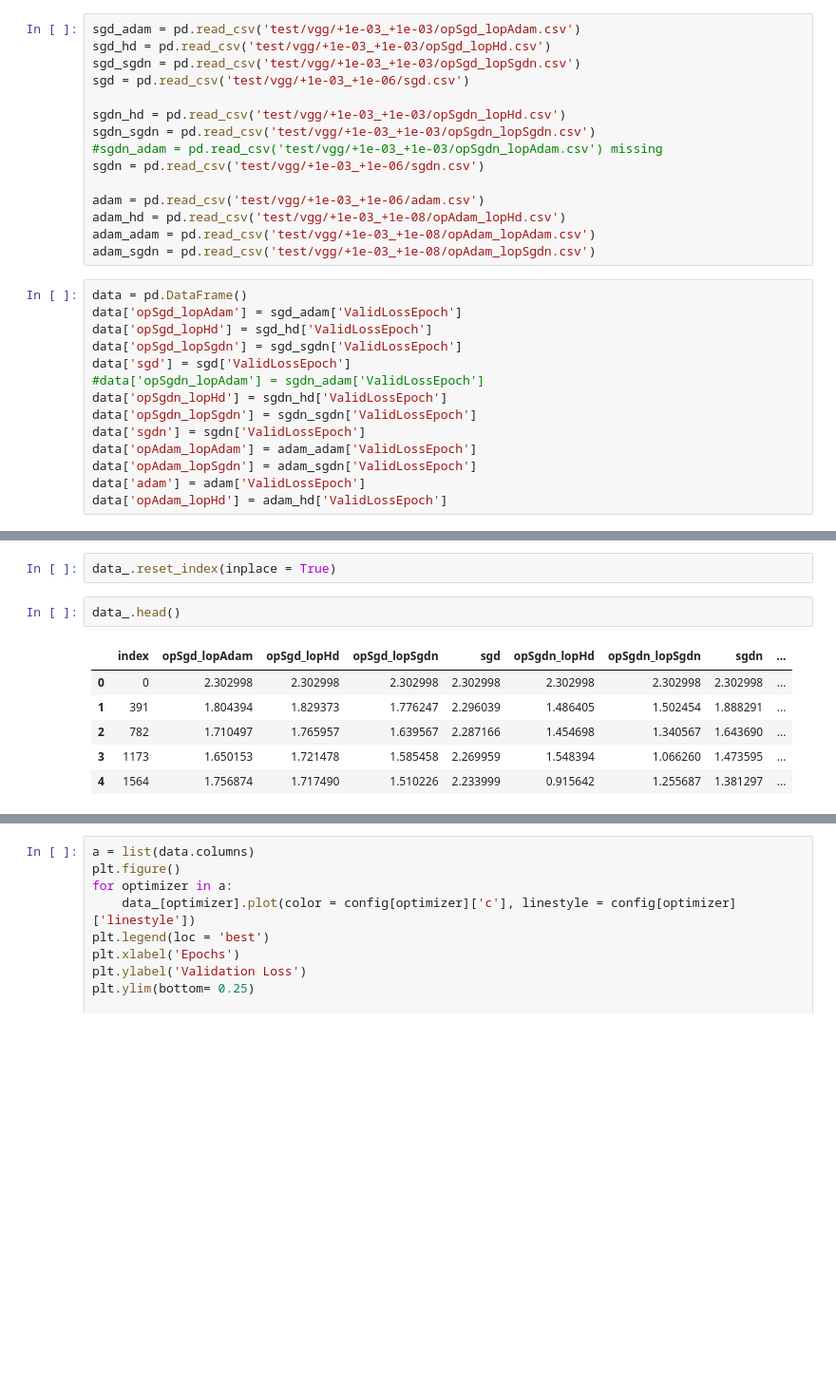
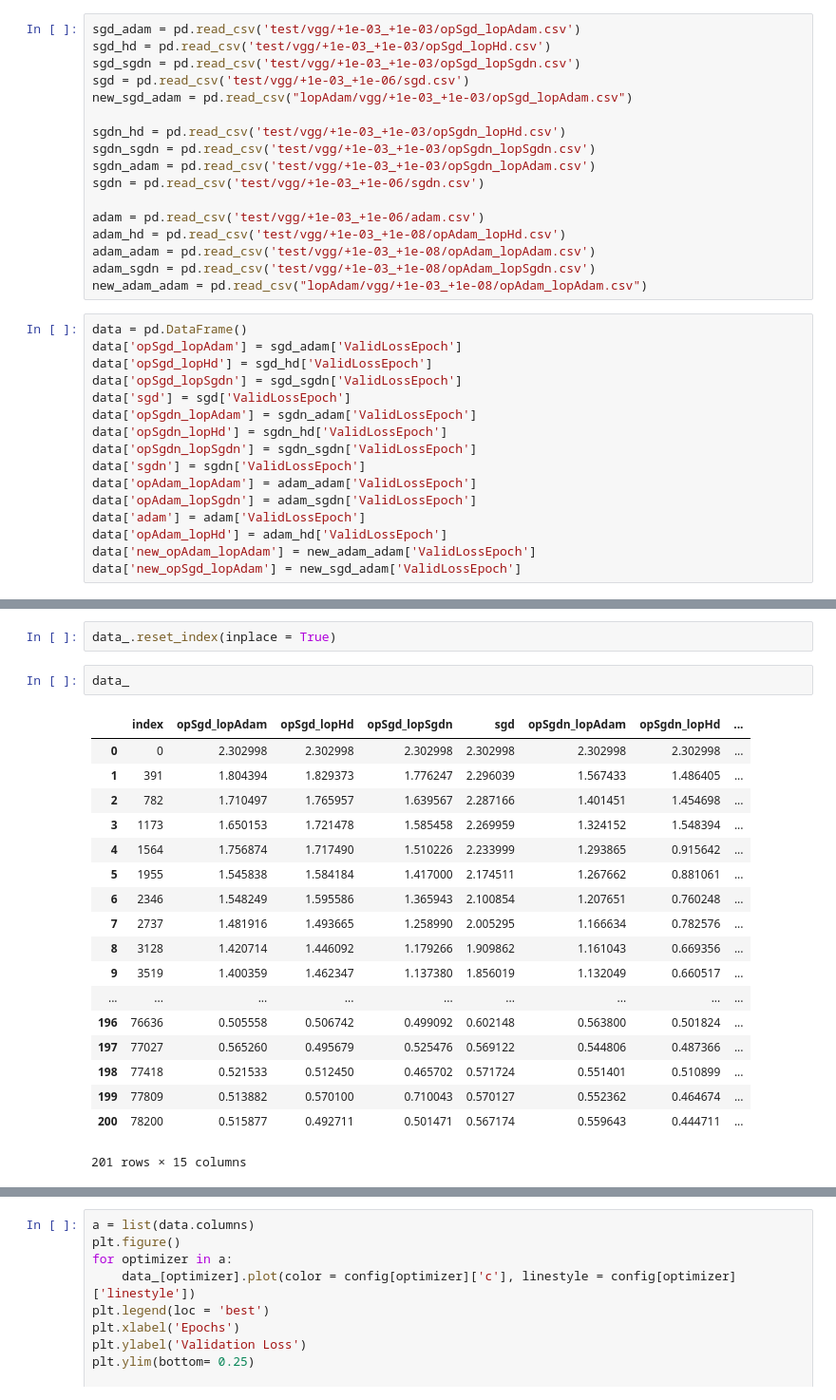
Before and after one commit to harshalmittal4/Hypergradient_variants, a Jupyter notebook: Vgg_valid_plots.ipynb, the cells around one changed output, grey strips where cells are left out. Shown at 95% size. Cells and saved outputs as stored; diff of their text form; blank space fills up the shorter version.

```diff
--- a/Vgg_valid_plots.ipynb
+++ b/Vgg_valid_plots.ipynb
@@ -7,23 +7,25 @@ sgd_adam = pd.read_csv('test/vgg/+1e-03_+1e-03/opSgd_lopAdam.csv')
 sgd_hd = pd.read_csv('test/vgg/+1e-03_+1e-03/opSgd_lopHd.csv')
 sgd_sgdn = pd.read_csv('test/vgg/+1e-03_+1e-03/opSgd_lopSgdn.csv')
 sgd = pd.read_csv('test/vgg/+1e-03_+1e-06/sgd.csv')
+new_sgd_adam = pd.read_csv("lopAdam/vgg/+1e-03_+1e-03/opSgd_lopAdam.csv")
 
 sgdn_hd = pd.read_csv('test/vgg/+1e-03_+1e-03/opSgdn_lopHd.csv')
 sgdn_sgdn = pd.read_csv('test/vgg/+1e-03_+1e-03/opSgdn_lopSgdn.csv')
-#sgdn_adam = pd.read_csv('test/vgg/+1e-03_+1e-03/opSgdn_lopAdam.csv') missing
+sgdn_adam = pd.read_csv('test/vgg/+1e-03_+1e-03/opSgdn_lopAdam.csv')
 sgdn = pd.read_csv('test/vgg/+1e-03_+1e-06/sgdn.csv')
 
 adam = pd.read_csv('test/vgg/+1e-03_+1e-06/adam.csv')
 adam_hd = pd.read_csv('test/vgg/+1e-03_+1e-08/opAdam_lopHd.csv')
 adam_adam = pd.read_csv('test/vgg/+1e-03_+1e-08/opAdam_lopAdam.csv')
 adam_sgdn = pd.read_csv('test/vgg/+1e-03_+1e-08/opAdam_lopSgdn.csv')
+new_adam_adam = pd.read_csv("lopAdam/vgg/+1e-03_+1e-08/opAdam_lopAdam.csv")
 # %%
 data = pd.DataFrame()
 data['opSgd_lopAdam'] = sgd_adam['ValidLossEpoch']
 data['opSgd_lopHd'] = sgd_hd['ValidLossEpoch']
 data['opSgd_lopSgdn'] = sgd_sgdn['ValidLossEpoch']
 data['sgd'] = sgd['ValidLossEpoch']
-#data['opSgdn_lopAdam'] = sgdn_adam['ValidLossEpoch']
+data['opSgdn_lopAdam'] = sgdn_adam['ValidLossEpoch']
 data['opSgdn_lopHd'] = sgdn_hd['ValidLossEpoch']
 data['opSgdn_lopSgdn'] = sgdn_sgdn['ValidLossEpoch']
 data['sgdn'] = sgdn['ValidLossEpoch']
@@ -31,6 +33,8 @@ data['opAdam_lopAdam'] = adam_adam['ValidLossEpoch']
 data['opAdam_lopSgdn'] = adam_sgdn['ValidLossEpoch']
 data['adam'] = adam['ValidLossEpoch']
 data['opAdam_lopHd'] = adam_hd['ValidLossEpoch']
+data['new_opAdam_lopAdam'] = new_adam_adam['ValidLossEpoch']
+data['new_opSgd_lopAdam'] = new_sgd_adam['ValidLossEpoch']
 # %%
 data_ = data.dropna(axis=0, how='all')
 # %%
@@ -45,14 +49,26 @@ data_.head()
 # %%
 data_.reset_index(inplace = True)
 # %%
-data_.head()
+data_
 # %% [output]
-|  | index | opSgd_lopAdam | opSgd_lopHd | opSgd_lopSgdn | sgd | opSgdn_lopHd | opSgdn_lopSgdn | sgdn | ... |
-| 0 | 0 | 2.302998 | 2.302998 | 2.302998 | 2.302998 | 2.302998 | 2.302998 | 2.302998 | ... |
-| 1 | 391 | 1.804394 | 1.829373 | 1.776247 | 2.296039 | 1.486405 | 1.502454 | 1.888291 | ... |
-| 2 | 782 | 1.710497 | 1.765957 | 1.639567 | 2.287166 | 1.454698 | 1.340567 | 1.643690 | ... |
-| 3 | 1173 | 1.650153 | 1.721478 | 1.585458 | 2.269959 | 1.548394 | 1.066260 | 1.473595 | ... |
-| 4 | 1564 | 1.756874 | 1.717490 | 1.510226 | 2.233999 | 0.915642 | 1.255687 | 1.381297 | ... |
+|  | index | opSgd_lopAdam | opSgd_lopHd | opSgd_lopSgdn | sgd | opSgdn_lopAdam | opSgdn_lopHd | ... |
+| 0 | 0 | 2.302998 | 2.302998 | 2.302998 | 2.302998 | 2.302998 | 2.302998 | ... |
+| 1 | 391 | 1.804394 | 1.829373 | 1.776247 | 2.296039 | 1.567433 | 1.486405 | ... |
+| 2 | 782 | 1.710497 | 1.765957 | 1.639567 | 2.287166 | 1.401451 | 1.454698 | ... |
+| 3 | 1173 | 1.650153 | 1.721478 | 1.585458 | 2.269959 | 1.324152 | 1.548394 | ... |
+| 4 | 1564 | 1.756874 | 1.717490 | 1.510226 | 2.233999 | 1.293865 | 0.915642 | ... |
+| 5 | 1955 | 1.545838 | 1.584184 | 1.417000 | 2.174511 | 1.267662 | 0.881061 | ... |
+| 6 | 2346 | 1.548249 | 1.595586 | 1.365943 | 2.100854 | 1.207651 | 0.760248 | ... |
+| 7 | 2737 | 1.481916 | 1.493665 | 1.258990 | 2.005295 | 1.166634 | 0.782576 | ... |
+| 8 | 3128 | 1.420714 | 1.446092 | 1.179266 | 1.909862 | 1.161043 | 0.669356 | ... |
+| 9 | 3519 | 1.400359 | 1.462347 | 1.137380 | 1.856019 | 1.132049 | 0.660517 | ... |
+| ... | ... | ... | ... | ... | ... | ... | ... | ... |
+| 196 | 76636 | 0.505558 | 0.506742 | 0.499092 | 0.602148 | 0.563800 | 0.501824 | ... |
+| 197 | 77027 | 0.565260 | 0.495679 | 0.525476 | 0.569122 | 0.544806 | 0.487366 | ... |
+| 198 | 77418 | 0.521533 | 0.512450 | 0.465702 | 0.571724 | 0.551401 | 0.510899 | ... |
+| 199 | 77809 | 0.513882 | 0.570100 | 0.710043 | 0.570127 | 0.552362 | 0.464674 | ... |
+| 200 | 78200 | 0.515877 | 0.492711 | 0.501471 | 0.567174 | 0.559643 | 0.444711 | ... |
+201 rows × 15 columns
 # %%
 config = {}
 config['opSgd_lopAdam'] = {'c':'darkred', 'linestyle':':'}
```
Also changed, not shown: parts of 3 cells of this notebook, 2 other files.
